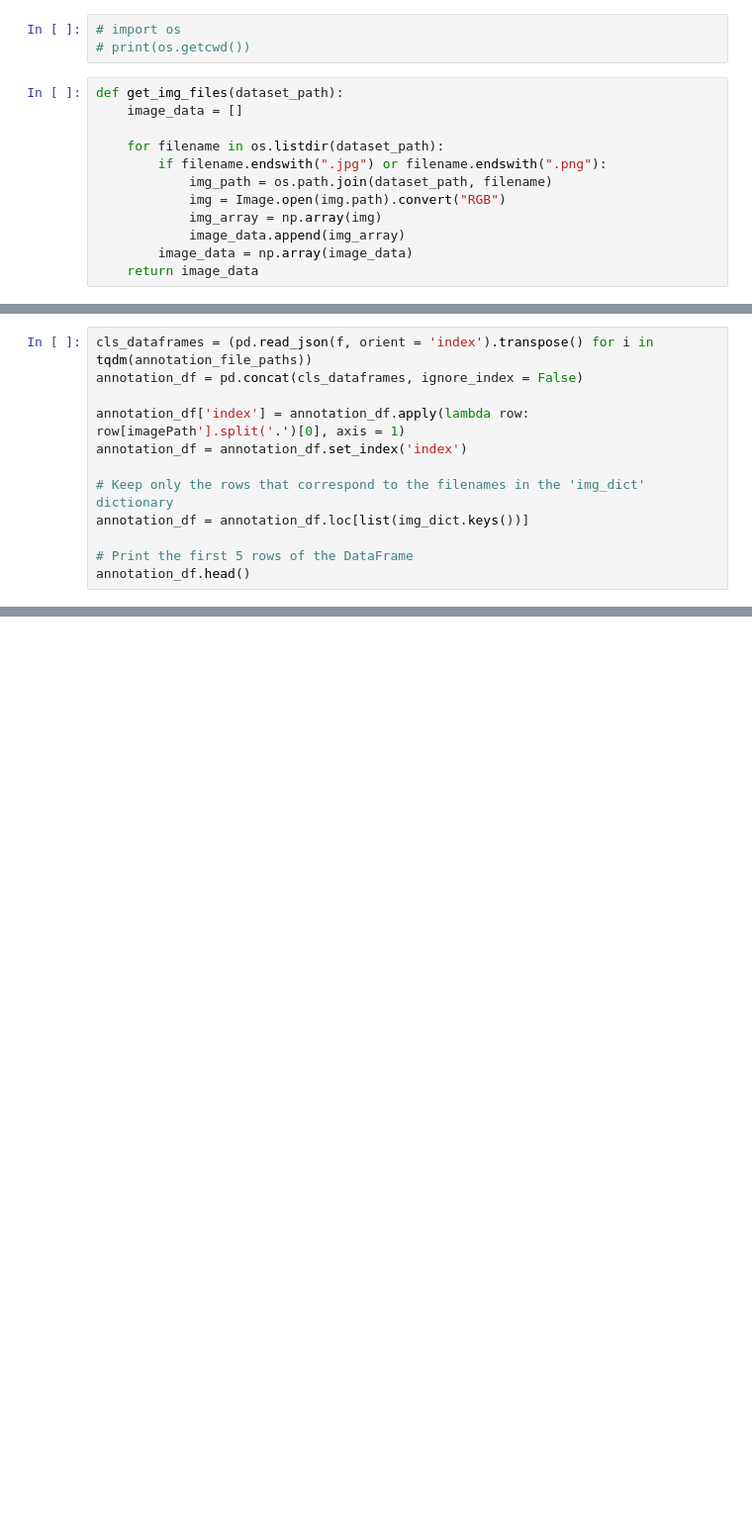
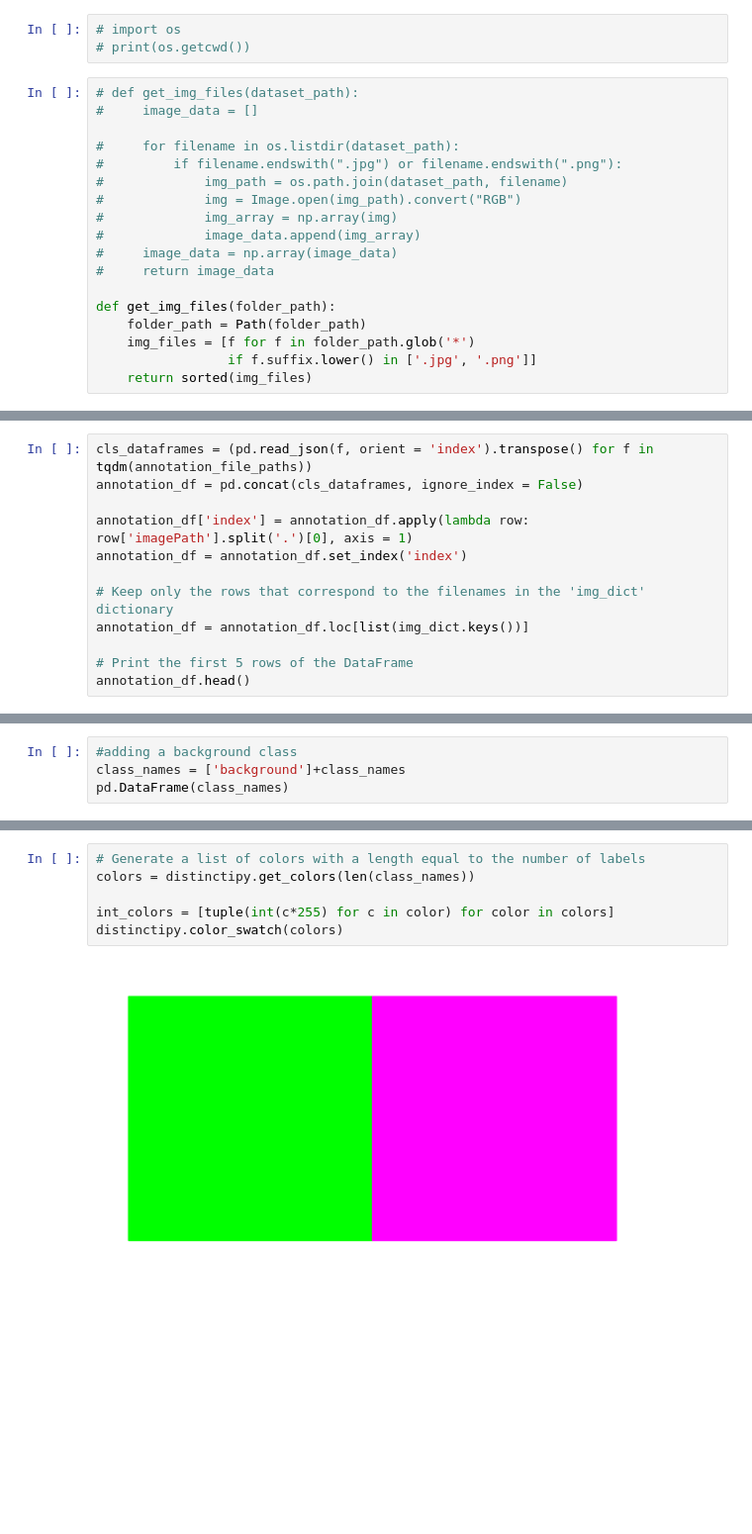
Before and after one commit to yadavsayan9/mask-r-cnn-based-student-id-card, a Jupyter notebook: ID-Card Segmentation.ipynb, the cells around one changed output, grey strips where cells are left out. Shown at 99% size. Saved outputs shown, nothing was run; the diff lists cells and outputs as text; blank space fills up the shorter version.

```diff
--- a/ID-Card Segmentation.ipynb
+++ b/ID-Card Segmentation.ipynb
@@ -121,14 +139,20 @@ pd.Series({
 # import os
 # print(os.getcwd())
 # %%
-def get_img_files(dataset_path):
-    image_data = []
+# def get_img_files(dataset_path):
+#     image_data = []
 
-    for filename in os.listdir(dataset_path):
-        if filename.endswith(".jpg") or filename.endswith(".png"):
-            img_path = os.path.join(dataset_path, filename)
-            img = Image.open(img.path).convert("RGB")
-            img_array = np.array(img)
-            image_data.append(img_array)
-        image_data = np.array(image_data)
-    return image_data
+#     for filename in os.listdir(dataset_path):
+#         if filename.endswith(".jpg") or filename.endswith(".png"):
+#             img_path = os.path.join(dataset_path, filename)
+#             img = Image.open(img_path).convert("RGB")
+#             img_array = np.array(img)
+#             image_data.append(img_array)
+#     image_data = np.array(image_data)
+#     return image_data
+
+def get_img_files(folder_path):
+    folder_path = Path(folder_path)
+    img_files = [f for f in folder_path.glob('*')
+                 if f.suffix.lower() in ['.jpg', '.png']]
+    return sorted(img_files)
@@ -153,8 +194,8 @@ NameError: name 'img_file_paths' is not defined
 # %%
-cls_dataframes = (pd.read_json(f, orient = 'index').transpose() for i in tqdm(annotation_file_paths))
+cls_dataframes = (pd.read_json(f, orient = 'index').transpose() for f in tqdm(annotation_file_paths))
 annotation_df = pd.concat(cls_dataframes, ignore_index = False)
 
-annotation_df['index'] = annotation_df.apply(lambda row: row[imagePath'].split('.')[0], axis = 1)
+annotation_df['index'] = annotation_df.apply(lambda row: row['imagePath'].split('.')[0], axis = 1)
 annotation_df = annotation_df.set_index('index')
 
 # Keep only the rows that correspond to the filenames in the 'img_dict' dictionary
@@ -179,0 +234,4 @@ plt.show()
+# %%
+#adding a background class
+class_names = ['background']+class_names
+pd.DataFrame(class_names)
@@ -179,0 +242,8 @@ plt.show()
+# %%
+# Generate a list of colors with a length equal to the number of labels
+colors = distinctipy.get_colors(len(class_names))
+
+int_colors = [tuple(int(c*255) for c in color) for color in colors]
+distinctipy.color_swatch(colors)
+# %% [output]
+[figure, added]
```
Also changed, not shown: parts of 10 cells of this notebook, 2 other files.
